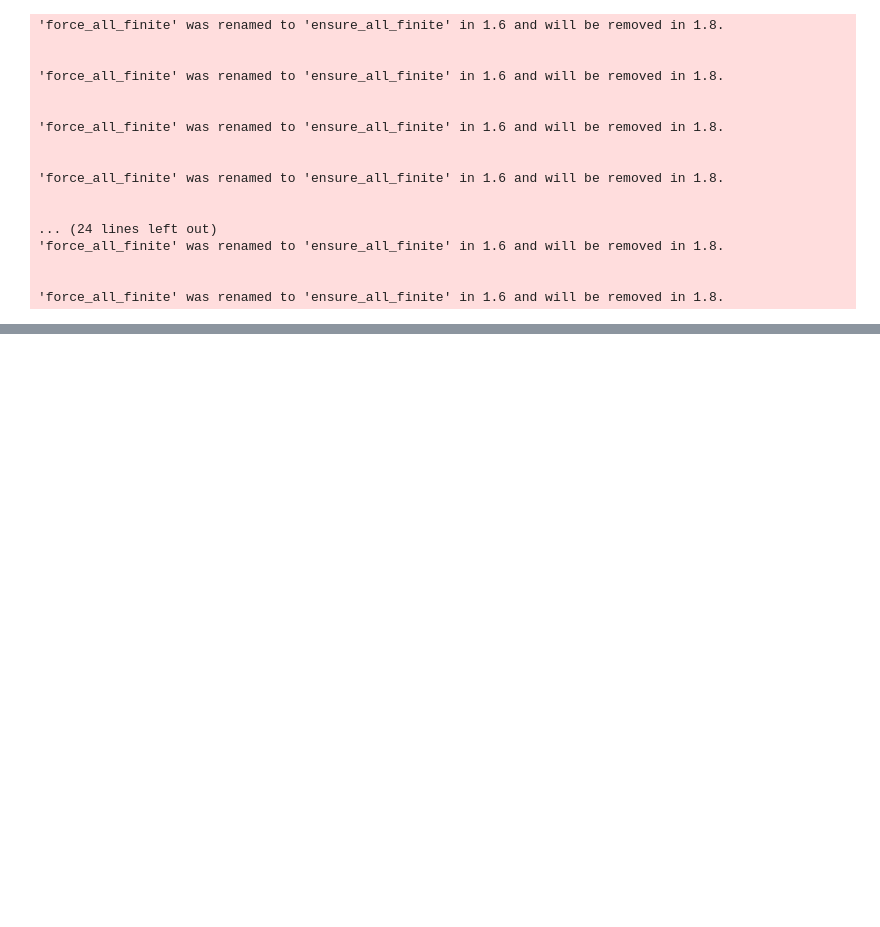
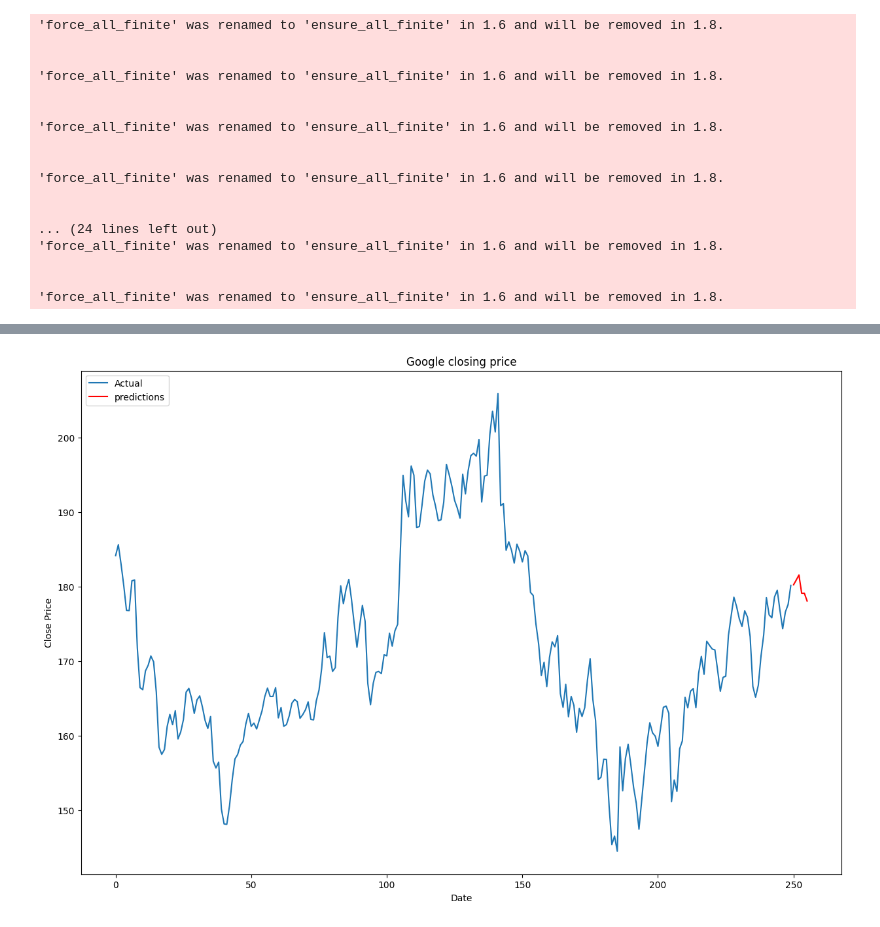
Before and after one commit to Saifullah785/deep-learning-projects, a Jupyter notebook: Project_03_forecasting_financial_market/Project_03_forecasting_Stock_Market.ipynb, the cells around one changed output, grey strips where cells are left out. Cells and saved outputs as stored; diff of their text form; code cells hidden in the pictures; blank space fills up the shorter version.

Commit message:
Created using VS Code
while working and implementing sarimax model into the time series data of Google stock close prices

```diff
--- a/Project_03_forecasting_financial_market/Project_03_forecasting_Stock_Market.ipynb
+++ b/Project_03_forecasting_financial_market/Project_03_forecasting_Stock_Market.ipynb
@@ -489,0 +489,10 @@ Warnings:
+# %%
+import statsmodels.api as sm
+import warnings
+
+p, d, q, = 2, 1, 2
+
+model = sm.tsa.statespace.SARIMAX(df['CloseGOOGL'],
+                                   order=(p, d, q),
+                                  seasonal_order=(p, d, q, 12))
+model = model.fit()
@@ -489,0 +521,15 @@ Warnings:
+# %%
+predictions = model.predict(start=len(df['CloseGOOGL']),end=len(df['CloseGOOGL'])+5)
+
+
+plt.figure(figsize=(15, 10))
+plt.plot(df['CloseGOOGL'], label='Actual')
+plt.plot(predictions, color='red', label='predictions')
+plt.xlabel('Date')
+plt.ylabel('Close Price')
+plt.title('Google closing price')
+
+plt.legend(loc ='upper left')
+plt.show()
+# %% [output]
+[figure, added]
```
Also changed, not shown: parts of 21 cells of this notebook.
